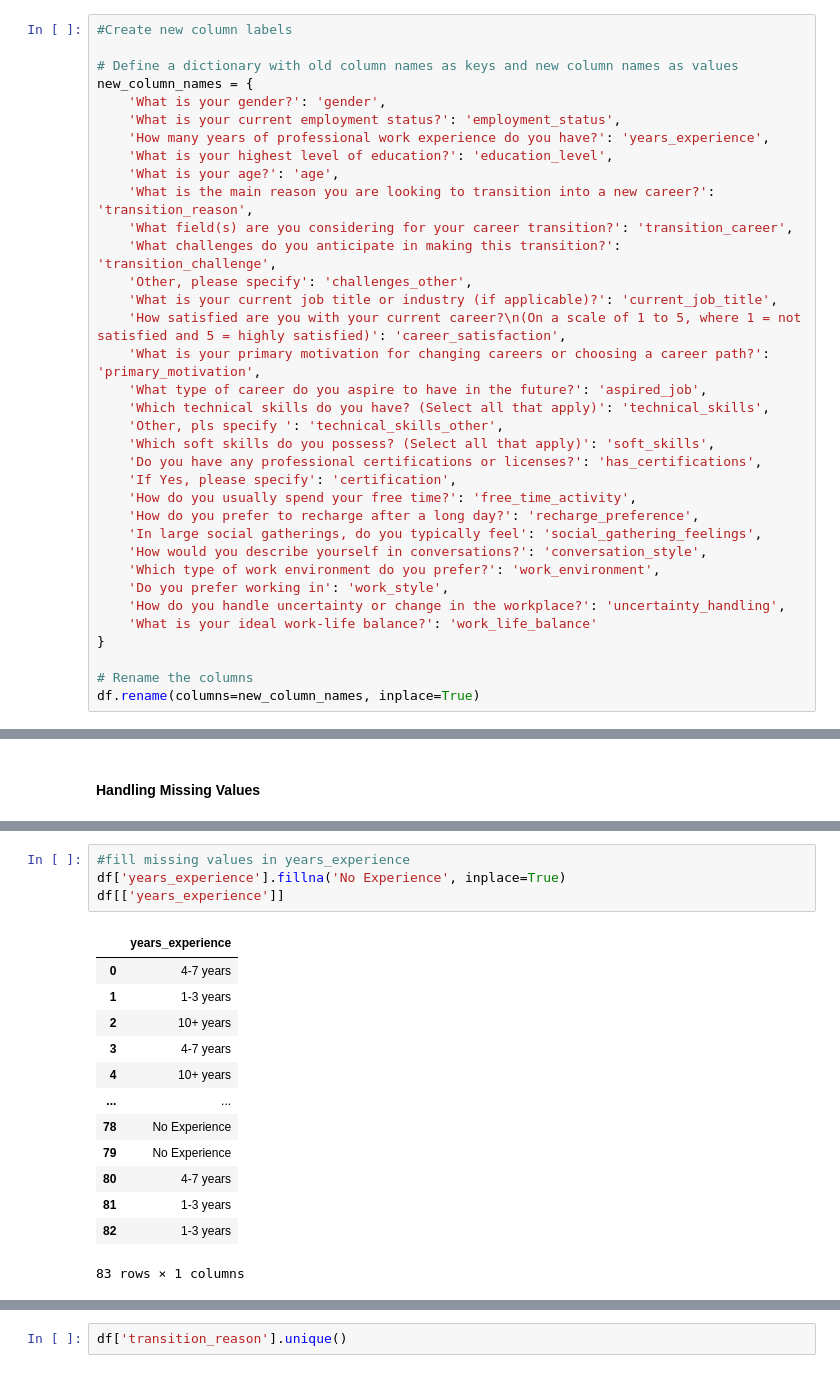
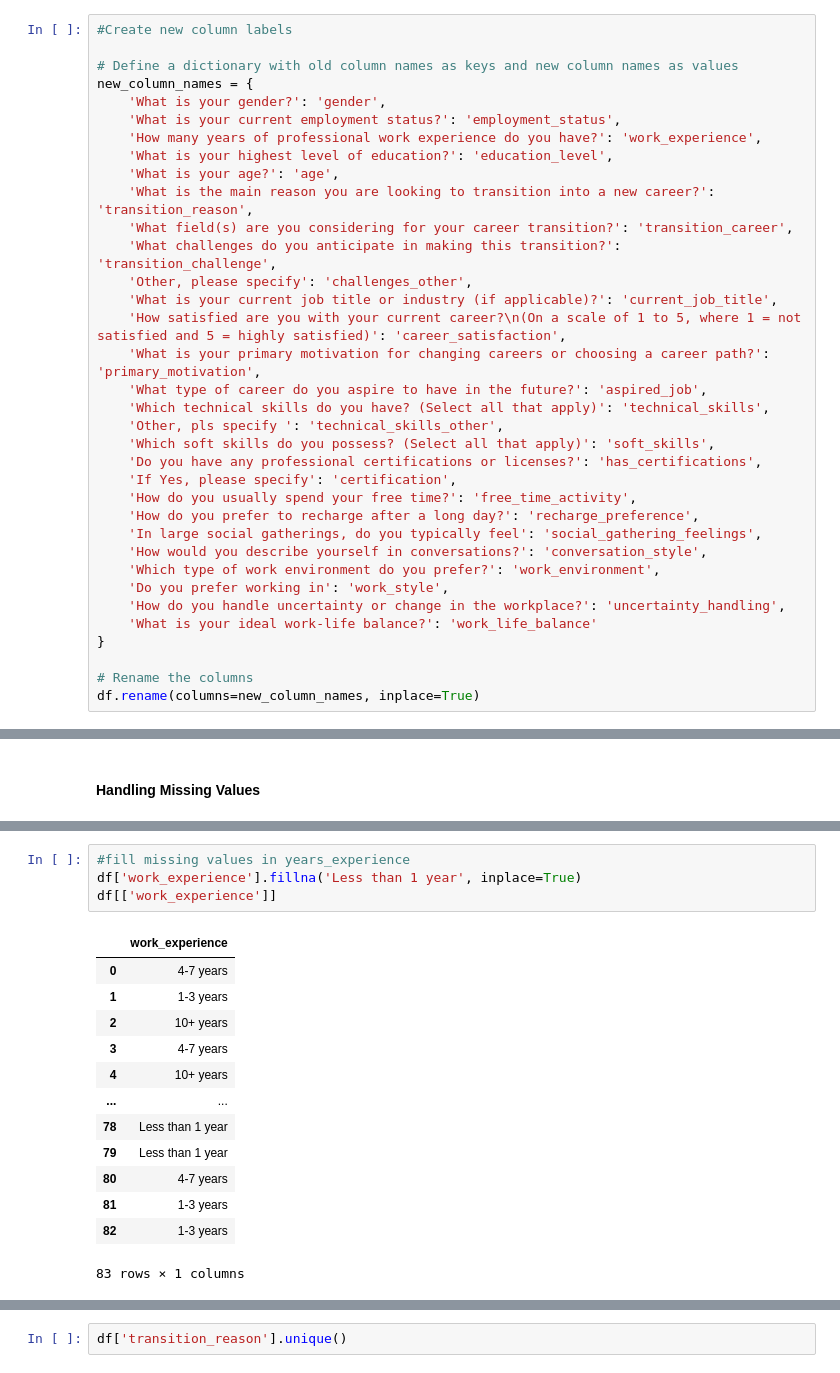
Before and after one commit to Ummhabibi/MJ, a Jupyter notebook: AI Career Advisor Project.ipynb, the cells around one changed output, grey strips where cells are left out. Saved outputs shown, nothing was run; the diff lists cells and outputs as text.

```diff
--- a/AI Career Advisor Project.ipynb
+++ b/AI Career Advisor Project.ipynb
@@ -126,7 +125,7 @@ memory usage: 16.3+ KB
 new_column_names = {
     'What is your gender?': 'gender',
     'What is your current employment status?': 'employment_status',
-    'How many years of professional work experience do you have?': 'years_experience',
+    'How many years of professional work experience do you have?': 'work_experience',
     'What is your highest level of education?': 'education_level',
     'What is your age?': 'age',
     'What is the main reason you are looking to transition into a new career?': 'transition_reason',
@@ -190,18 +189,18 @@ array(['4-7 years', '1-3 years', '10+ years', nan, '8-10 years',
        'Less than 1 year'], dtype=object)
 # %%
 #fill missing values in years_experience
-df['years_experience'].fillna('No Experience', inplace=True)
-df[['years_experience']]
+df['work_experience'].fillna('Less than 1 year', inplace=True)
+df[['work_experience']]
 # %% [output]
-|  | years_experience |
+|  | work_experience |
 | 0 | 4-7 years |
 | 1 | 1-3 years |
 | 2 | 10+ years |
 | 3 | 4-7 years |
 | 4 | 10+ years |
 | ... | ... |
-| 78 | No Experience |
-| 79 | No Experience |
+| 78 | Less than 1 year |
+| 79 | Less than 1 year |
 | 80 | 4-7 years |
 | 81 | 1-3 years |
 | 82 | 1-3 years |
```
Also changed, not shown: parts of 116 cells of this notebook.
